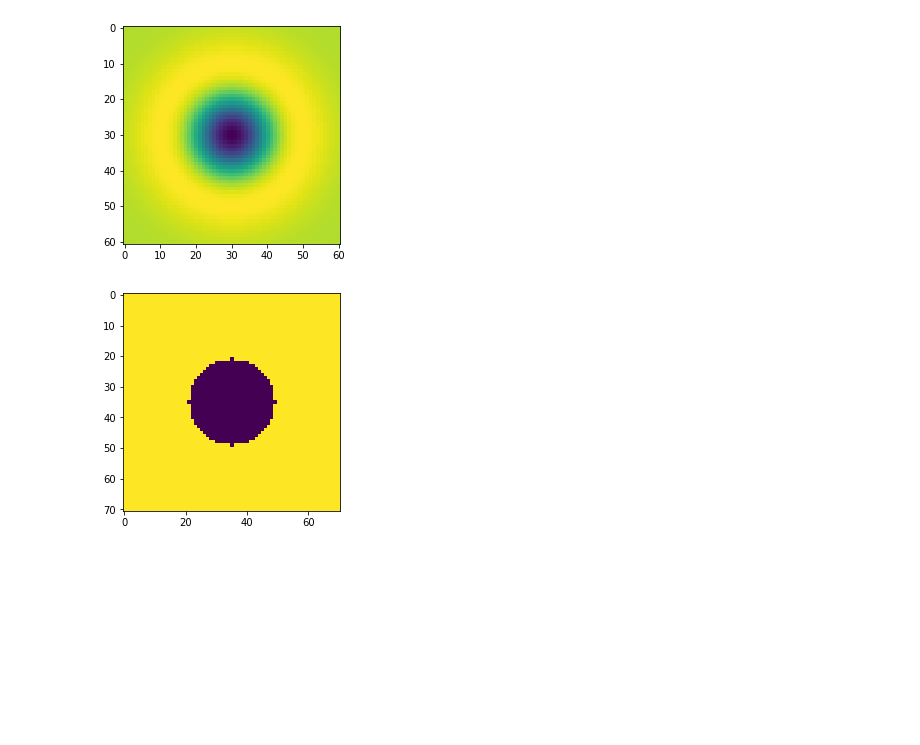
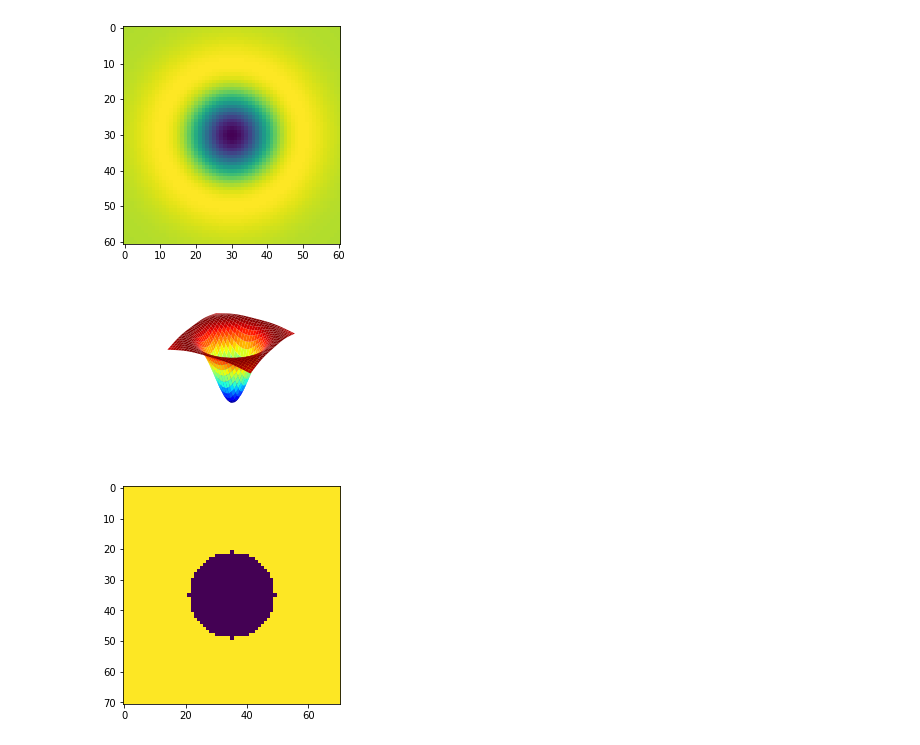
Before and after one commit to limalkasadith/S4-EN2550-Workspace, a Jupyter notebook: Exercises/Exersise 5/190538N_Excercise_05.ipynb, the cells around one changed output. Cells and saved outputs as stored; diff of their text form; code cells hidden in the pictures; blank space fills up the shorter version.

```diff
--- a/Exercises/Exersise 5/190538N_Excercise_05.ipynb
+++ b/Exercises/Exersise 5/190538N_Excercise_05.ipynb
@@ -34,34 +23,21 @@ plt.show()
 # %%
 #Q1 - 3D plot
 import cv2 as cv
 import numpy as np
 import matplotlib.pyplot as plt
 from mpl_toolkits.mplot3d import Axes3D
 from matplotlib import cm
 
-delta = 0.1
+fig,ax = plt.subplots(figsize=(10,3))
+ax1 = fig.add_subplot(121,projection='3d')
 
-XX, YY = np.meshgrid(np.arange(-5,5+delta,delta), np.arange(-5,5+delta,delta))
+ax.axis("off")
 
-sigma = 1
-g = np.exp(-(XX**2 + YY**2)/(2*sigma**2))
-g /=np.sum(g)
-sobel_v = np.array([[-1,-2,-1],[0,0,0],[1,2,1]],dtype=np.float32)
-g_x = cv.filter2D(g,-1,sobel_v)
-sobel_h = np.array([[-1,0,-1],[-2,0,2],[1,0,1]],dtype=np.float32)
-g_y = cv.filter2D(g,-1,sobel_h)
-
-fig,ax = plt.subplots(1,2,figsize=[15,5])
-ax1 = fig.add_subplot(121,projection='3d')
-ax2 = fig.add_subplot(122,projection='3d')
-
-ax1.axis("off")
-ax2.axis("off")
-
-surf1 = ax1.plot_surface(XX,YY,g_x,cmap=cm.jet,linewidth=0, antialiased = True)
-surf2 = ax2.plot_surface(XX,YY,g_y,cmap=cm.jet,linewidth=0, antialiased = True)
-
+surf1 = ax1.plot_surface(X,Y,log,cmap=cm.jet,linewidth=0, antialiased = True)
+plt.axis('off')
 plt.show()
+# %% [output]
+[figure, added]
 # %%
 import cv2 as cv
 import numpy as np
```
Also changed, not shown: parts of 3 cells of this notebook.
